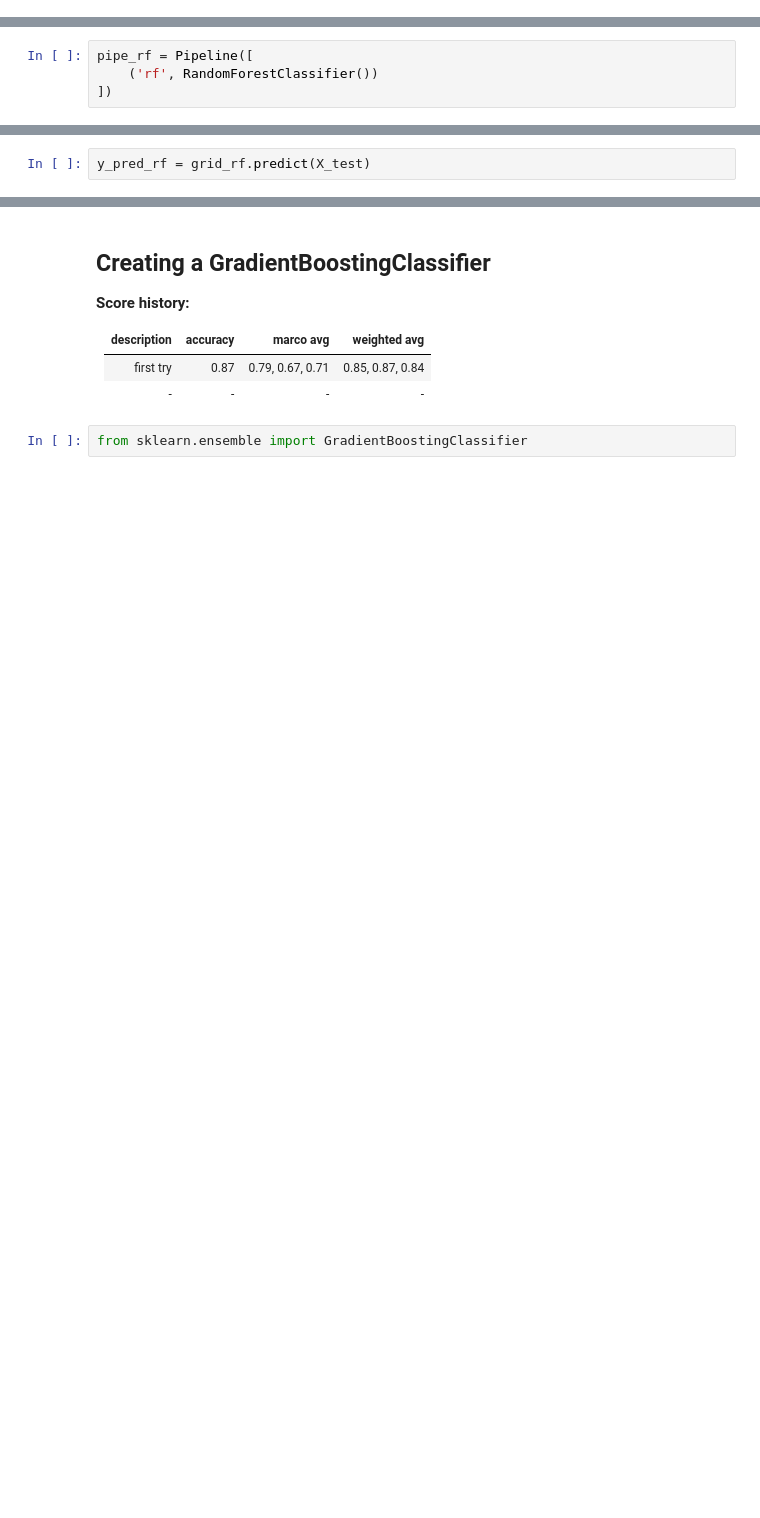
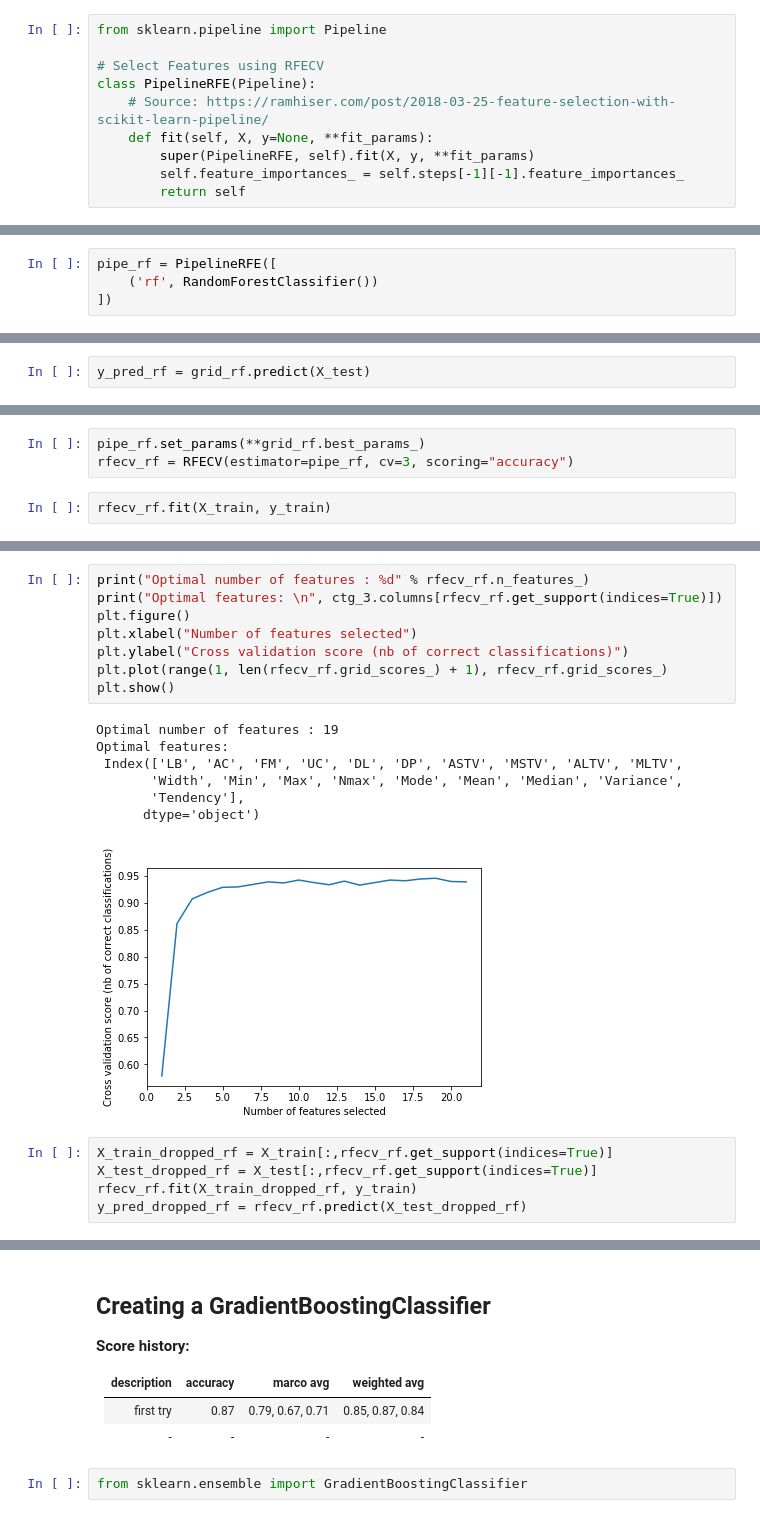
Before and after one commit to theGreatRaphael/ML_Task1, a Jupyter notebook: Exercise2/cardiotocography.ipynb, the cells around one changed output, grey strips where cells are left out. Saved outputs shown, nothing was run; the diff lists cells and outputs as text; blank space fills up the shorter version.

Commit message:
added for cardiotocography for rf anf gbc recursive feature selection

```diff
--- a/Exercise2/cardiotocography.ipynb
+++ b/Exercise2/cardiotocography.ipynb
@@ -54,6 +53,16 @@ X = ctg_3.drop(['Class'], axis = 1).values
 y = ctg_3['Class'].values
 # %%
 X_train, X_test, y_train, y_test = train_test_split(X, y, test_size = 0.3, random_state = 42, stratify=y)
+# %%
+from sklearn.pipeline import Pipeline
+
+# Select Features using RFECV
+class PipelineRFE(Pipeline):
+    # Source: https://ramhiser.com/post/2018-03-25-feature-selection-with-scikit-learn-pipeline/
+    def fit(self, X, y=None, **fit_params):
+        super(PipelineRFE, self).fit(X, y, **fit_params)
+        self.feature_importances_ = self.steps[-1][-1].feature_importances_
+        return self
 # %% [markdown]
 ## Starting with a simple model to:
 + get a sense of how challenging the problem is
@@ -262,7 +272,7 @@ __Score history:__
 # %%
 from sklearn.ensemble import RandomForestClassifier
 # %%
-pipe_rf = Pipeline([
+pipe_rf = PipelineRFE([
     ('rf', RandomForestClassifier())
 ])
 # %%
@@ -346,0 +357,5 @@ cm = confusion_matrix(y_test, y_pred_rf)
+# %%
+pipe_rf.set_params(**grid_rf.best_params_)
+rfecv_rf = RFECV(estimator=pipe_rf, cv=3, scoring="accuracy")
+# %%
+rfecv_rf.fit(X_train, y_train)
@@ -346,0 +380,21 @@ cm = confusion_matrix(y_test, y_pred_rf)
+# %%
+print("Optimal number of features : %d" % rfecv_rf.n_features_)
+print("Optimal features: \n", ctg_3.columns[rfecv_rf.get_support(indices=True)])
+plt.figure()
+plt.xlabel("Number of features selected")
+plt.ylabel("Cross validation score (nb of correct classifications)")
+plt.plot(range(1, len(rfecv_rf.grid_scores_) + 1), rfecv_rf.grid_scores_)
+plt.show()
+# %% [output]
+Optimal number of features : 19
+Optimal features:
+ Index(['LB', 'AC', 'FM', 'UC', 'DL', 'DP', 'ASTV', 'MSTV', 'ALTV', 'MLTV',
+       'Width', 'Min', 'Max', 'Nmax', 'Mode', 'Mean', 'Median', 'Variance',
+       'Tendency'],
+      dtype='object')
+[figure, added]
+# %%
+X_train_dropped_rf = X_train[:,rfecv_rf.get_support(indices=True)]
+X_test_dropped_rf = X_test[:,rfecv_rf.get_support(indices=True)]
+rfecv_rf.fit(X_train_dropped_rf, y_train)
+y_pred_dropped_rf = rfecv_rf.predict(X_test_dropped_rf)
```
Also changed, not shown: parts of 20 cells of this notebook.
